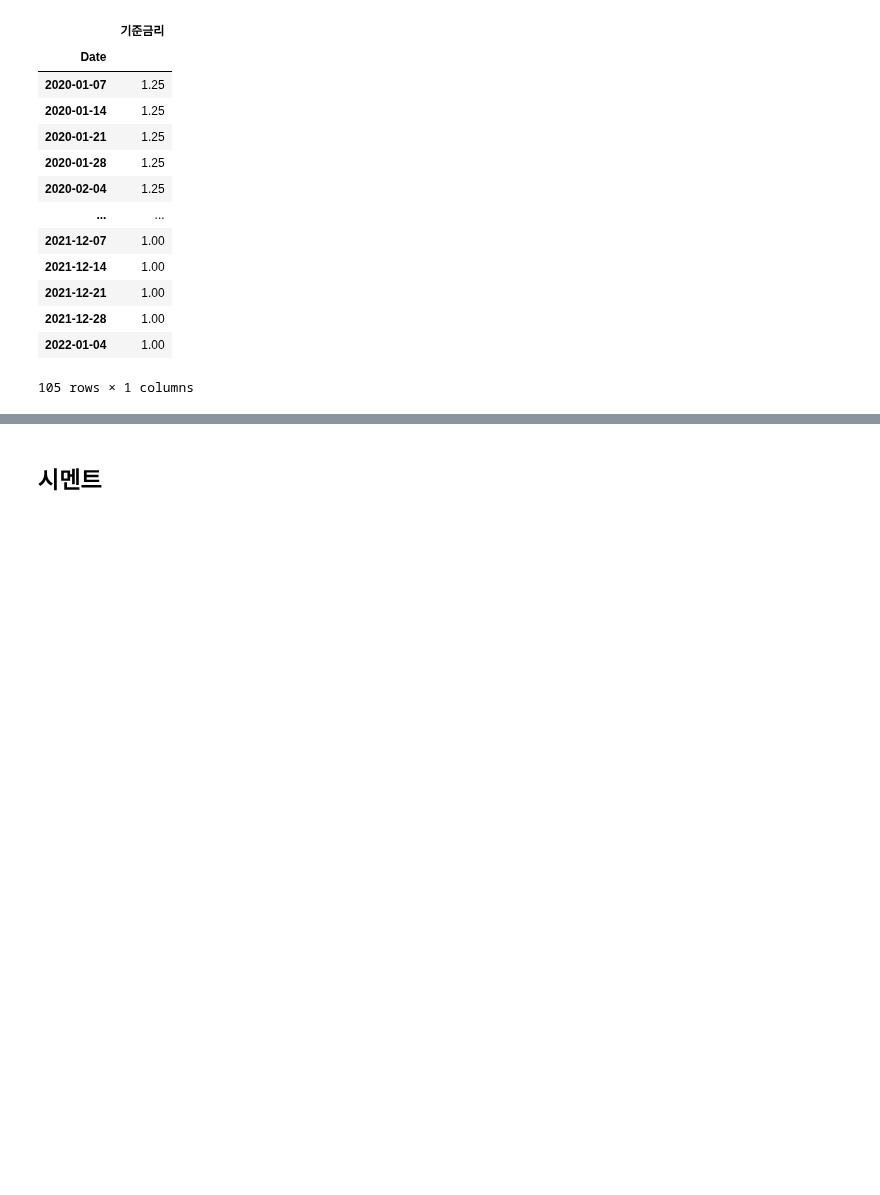
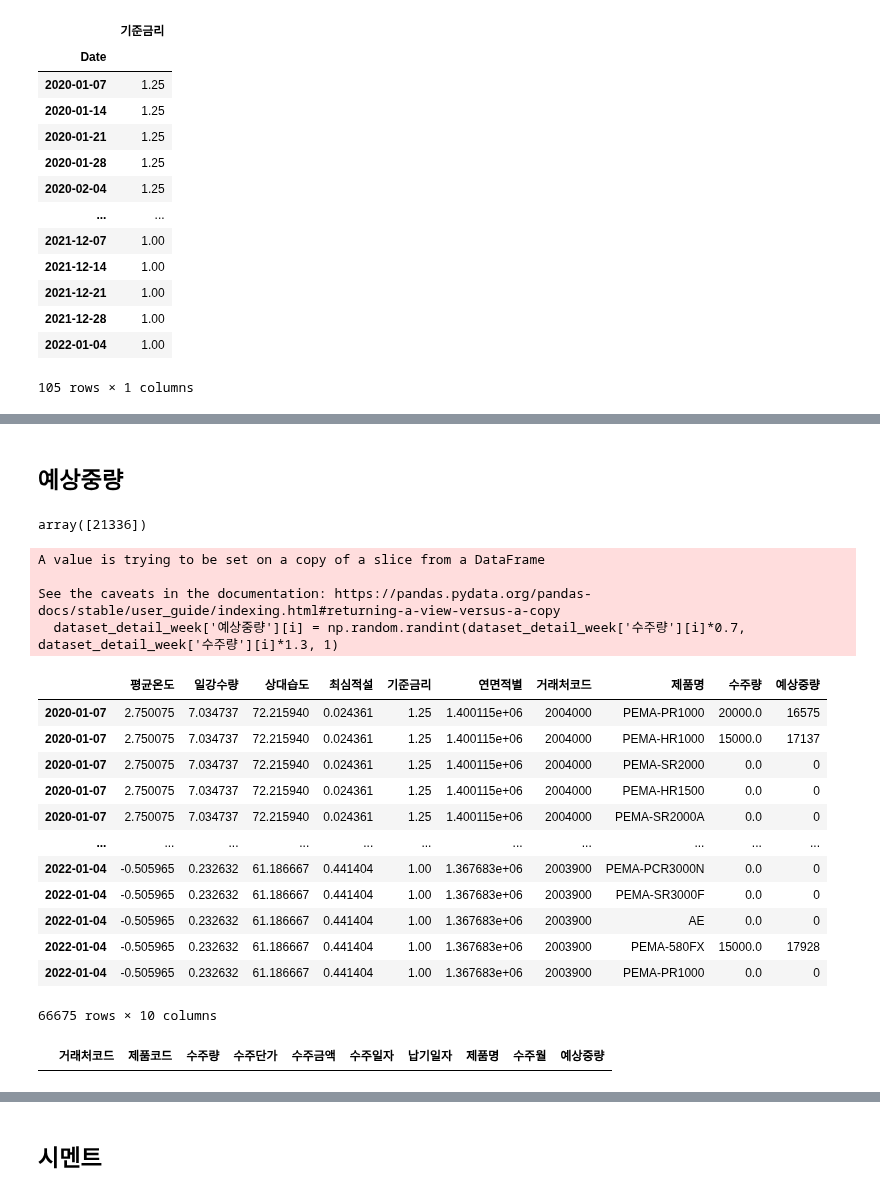
Before and after one commit to Toddbear20/Toddbear20, a Jupyter notebook: 3rd_project/수요예측 데이터셋 생성_창훈_1124.ipynb, the cells around one changed output, grey strips where cells are left out. Cells and saved outputs as stored; diff of their text form; code cells hidden in the pictures; blank space fills up the shorter version.

```diff
--- a/3rd_project/수요예측 데이터셋 생성_창훈.ipynb
+++ b/3rd_project/수요예측 데이터셋 생성_창훈_1124.ipynb
@@ -290 +295,37 @@ dataset_detail_week
 66675 rows × 9 columns
+# %% [markdown]
+## 예상중량
+# %%
+np.random.seed(2)
+np.random.randint(dataset_detail_week['수주량'][0]*0.7, dataset_detail_week['수주량'][0]*1.3, 1)
+# %% [output]
+array([21336])
+# %%
+dataset_detail_week['예상중량'] = 0
+# %%
+for i in range(len(dataset_detail_week)):
+    if dataset_detail_week['수주량'][i] == 0:
+        pass
+    else:
+        dataset_detail_week['예상중량'][i] = np.random.randint(dataset_detail_week['수주량'][i]*0.7, dataset_detail_week['수주량'][i]*1.3, 1)
+# %% [output]
+A value is trying to be set on a copy of a slice from a DataFrame
+
+See the caveats in the documentation: https://pandas.pydata.org/pandas-docs/stable/user_guide/indexing.html#returning-a-view-versus-a-copy
+  dataset_detail_week['예상중량'][i] = np.random.randint(dataset_detail_week['수주량'][i]*0.7, dataset_detail_week['수주량'][i]*1.3, 1)
+# %%
+dataset_detail_week
+# %% [output]
+|  | 평균온도 | 일강수량 | 상대습도 | 최심적설 | 기준금리 | 연면적별 | 거래처코드 | 제품명 | 수주량 | 예상중량 |
+| 2020-01-07 | 2.750075 | 7.034737 | 72.215940 | 0.024361 | 1.25 | 1.400115e+06 | 2004000 | PEMA-PR1000 | 20000.0 | 16575 |
+| 2020-01-07 | 2.750075 | 7.034737 | 72.215940 | 0.024361 | 1.25 | 1.400115e+06 | 2004000 | PEMA-HR1000 | 15000.0 | 17137 |
+| 2020-01-07 | 2.750075 | 7.034737 | 72.215940 | 0.024361 | 1.25 | 1.400115e+06 | 2004000 | PEMA-SR2000 | 0.0 | 0 |
+| 2020-01-07 | 2.750075 | 7.034737 | 72.215940 | 0.024361 | 1.25 | 1.400115e+06 | 2004000 | PEMA-HR1500 | 0.0 | 0 |
+| 2020-01-07 | 2.750075 | 7.034737 | 72.215940 | 0.024361 | 1.25 | 1.400115e+06 | 2004000 | PEMA-SR2000A | 0.0 | 0 |
+| ... | ... | ... | ... | ... | ... | ... | ... | ... | ... | ... |
+| 2022-01-04 | -0.505965 | 0.232632 | 61.186667 | 0.441404 | 1.00 | 1.367683e+06 | 2003900 | PEMA-PCR3000N | 0.0 | 0 |
+| 2022-01-04 | -0.505965 | 0.232632 | 61.186667 | 0.441404 | 1.00 | 1.367683e+06 | 2003900 | PEMA-SR3000F | 0.0 | 0 |
+| 2022-01-04 | -0.505965 | 0.232632 | 61.186667 | 0.441404 | 1.00 | 1.367683e+06 | 2003900 | AE | 0.0 | 0 |
+| 2022-01-04 | -0.505965 | 0.232632 | 61.186667 | 0.441404 | 1.00 | 1.367683e+06 | 2003900 | PEMA-580FX | 15000.0 | 17928 |
+| 2022-01-04 | -0.505965 | 0.232632 | 61.186667 | 0.441404 | 1.00 | 1.367683e+06 | 2003900 | PEMA-PR1000 | 0.0 | 0 |
+66675 rows × 10 columns
@@ -290,0 +334,4 @@ dataset_detail_week
+# %%
+data20_21[data20_21['수주량']==0]
+# %% [output]
+|  | 거래처코드 | 제품코드 | 수주량 | 수주단가 | 수주금액 | 수주일자 | 납기일자 | 제품명 | 수주월 | 예상중량 |
```
Also changed, not shown: parts of 25 cells of this notebook, 1 other file.
